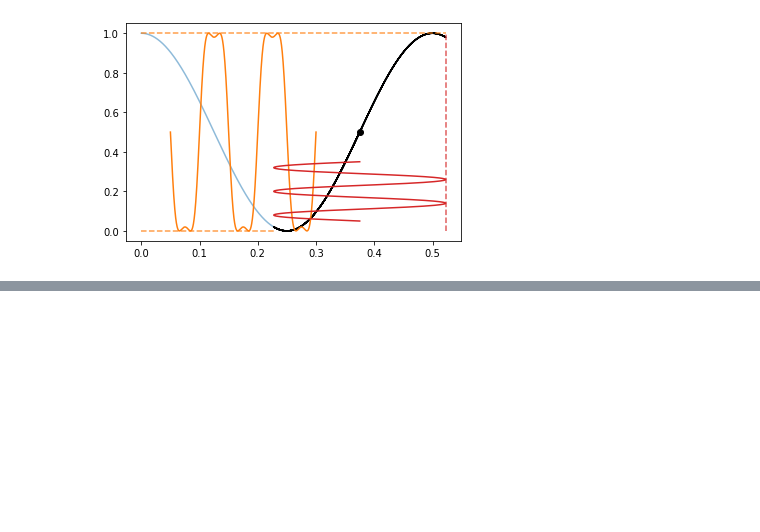
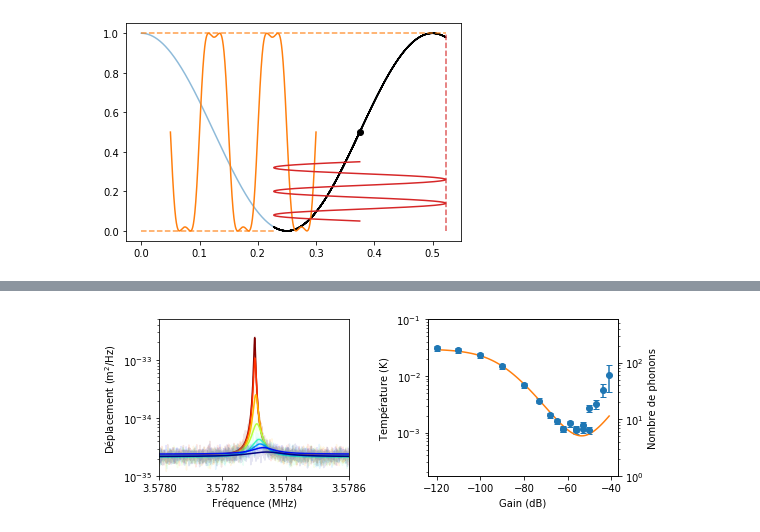
Before and after one commit to remimetzdorff/agregation, a Jupyter notebook: MEPD/2020-01-03_MEPD_figures.ipynb, the cells around one changed output, grey strips where cells are left out. Saved outputs shown, nothing was run; the diff lists cells and outputs as text; code cells hidden in the pictures; blank space fills up the shorter version.

```diff
--- a/MEPD/2020-01-03_MEPD_figures.ipynb
+++ b/MEPD/2020-01-03_MEPD_figures.ipynb
@@ -144,0 +211,56 @@ plt.plot([max(newmod), max(newmod)], [0, max(newsig)], "--C3", alpha=0.75)
+# %%
+#Calibrated spectra
+
+fig = plt.figure(figsize=(8,3))
+
+f_center = 3.57832e6
+
+sps = (1,2)
+ax1 = plt.subplot2grid(sps, (0,0))
+ax2 = plt.subplot2grid(sps, (0,1))
+#ax1.set_ylabel(u"Densité spectrale de puissance\ndes fluctuations de position ($\mathrm{m^2/Hz}$)")
+ax1.set_ylabel(u"Déplacement ($\mathrm{m^2/Hz}$)")
+ax1.set_xlabel(u"Fréquence (MHz)")
+ax2.set_xlabel(u"Gain (dB)")
+ax2.set_ylabel(u"$\\rm{Température \ (K)}$")
+
+ax1.set_ylim(1e-35, 5e-33)
+ax1.set_xlim((f_center-250)*1e-6, (f_center+250)*1e-6)
+ax1.set_xticks([3.578, 3.5782, 3.5784, 3.5786])
+
+curves_pk = np.array([214557, 214559, 214561, 214563, 214565, 214567, 214569, 214571])
+fit_pk    = curves_pk + 1
+colormap = plt.cm.jet
+colorst = [colormap(i) for i in np.linspace(0, 1, len(curves_pk))][::-1]
+
+folder = "figures/data/"
+i=0
+for curve, fit in zip(curves_pk, fit_pk):
+    filename = str(curve)+".h5"
+    data     = pandas.read_hdf(folder+filename,'data')
+    filename = str(fit)+".h5"
+    fit_data = pandas.read_hdf(folder+filename,'data')
+    ax1.semilogy(data.index.values*1e-6, data.values, "-", color=colorst[i], markersize=1, alpha=0.1)
+    ax1.semilogy(fit_data.index.values*1e-6, fit_data.values, "-", color=colorst[i])
+    i += 1
+
+ax2.set_ylim(1.7e-4, 1e-1)
+ax2b = ax2.twinx()
+ax2b.set_yscale("log")
+ax2b.set_ylim(cst.k*ax2.get_ylim()[0]/cst.hbar/(2.*np.pi*f_center),
+              cst.k*ax2.get_ylim()[1]/cst.hbar/(2.*np.pi*f_center))
+ax2b.set_ylabel("Nombre de phonons")
+
+filename = "214577.h5"
+data     = pandas.read_hdf(folder+filename,'data')
+filename = "214578.h5"
+model    = pandas.read_hdf(folder+filename,'data')
+
+#ax2.semilogy(data.index.values, data.values, "o")
+ax2.errorbar(data.index.values, data.values, yerr=yerr*data.values, fmt="o", capsize=3)
+ax2.semilogy(model.index.values, model.values, "-")
+
+plt.tight_layout()
+mysavefig("feedback_cooling_6phonons.png")
+# %% [output]
+[figure, added]
```
Also changed, not shown: parts of 4 cells of this notebook, 42 other files.
